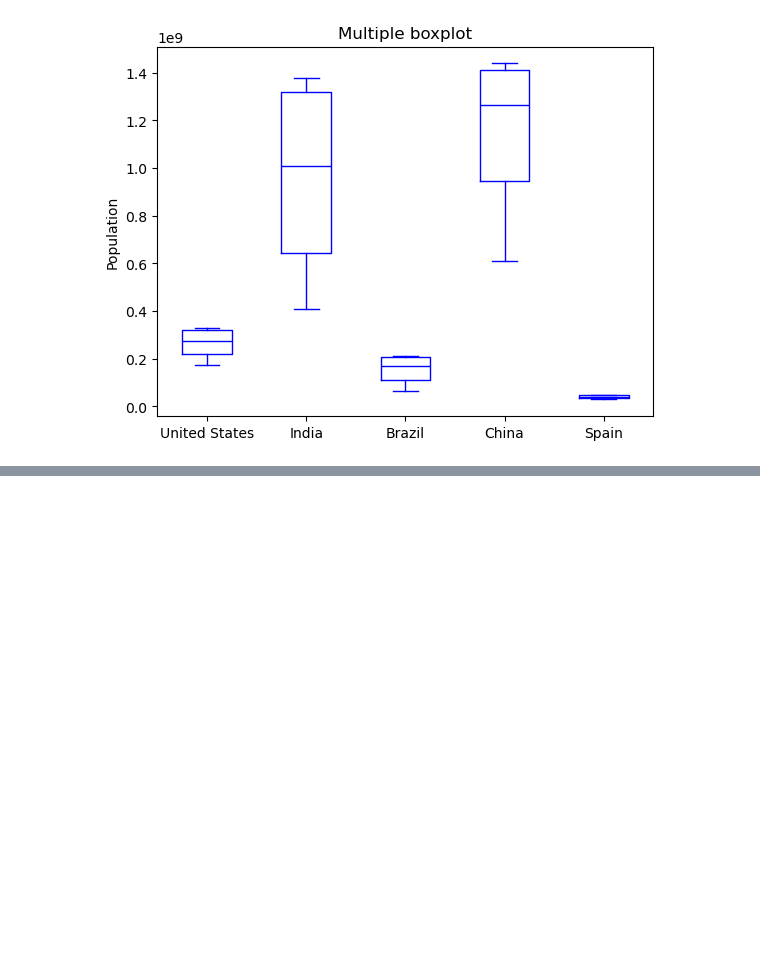
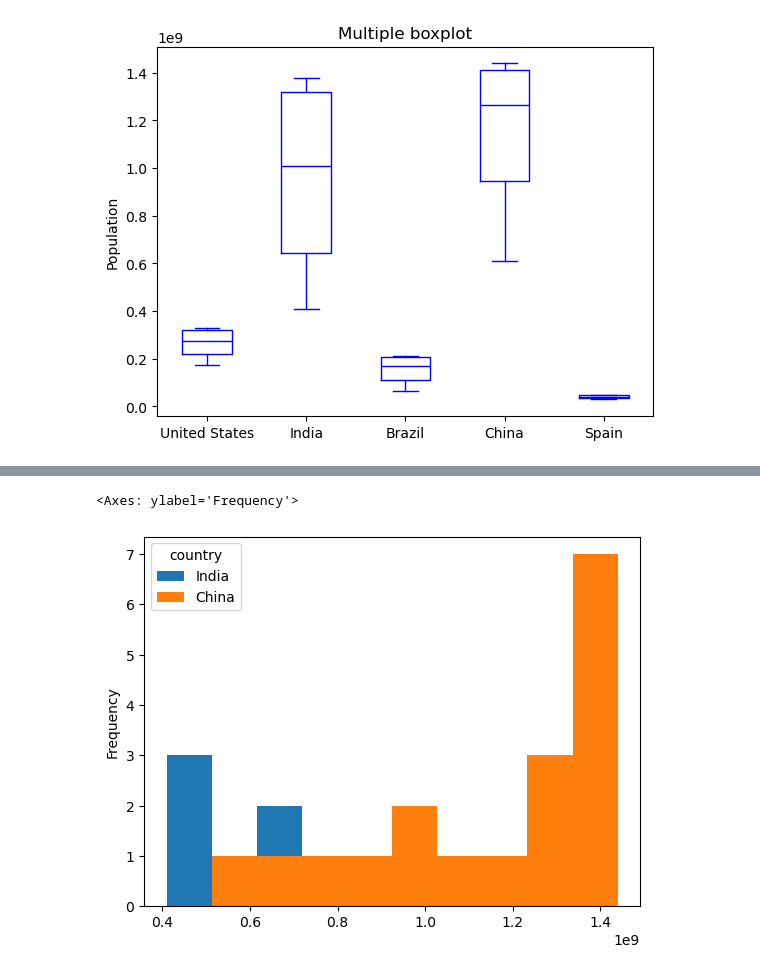
Before and after one commit to blu3-bird/Pandas-and-Numpy, a Jupyter notebook: data visualization/dataset overview and making pivot table.ipynb, the cells around one changed output, grey strips where cells are left out. Drawn from its saved outputs; the diff is of its cells as text; code cells hidden in the pictures; blank space fills up the shorter version.

```diff
--- a/data visualization/dataset overview and making pivot table.ipynb
+++ b/data visualization/dataset overview and making pivot table.ipynb
@@ -192,0 +203,6 @@ df_population.plot(kind='box', color='blue',ylabel='Population', title='Multiple
+# %%
+# histogram for two columns.
+df_population[['India','China']].plot(kind='hist')
+# %% [output]
+<Axes: ylabel='Frequency'>
+[figure, added]
```
Also changed, not shown: parts of 4 cells of this notebook.
